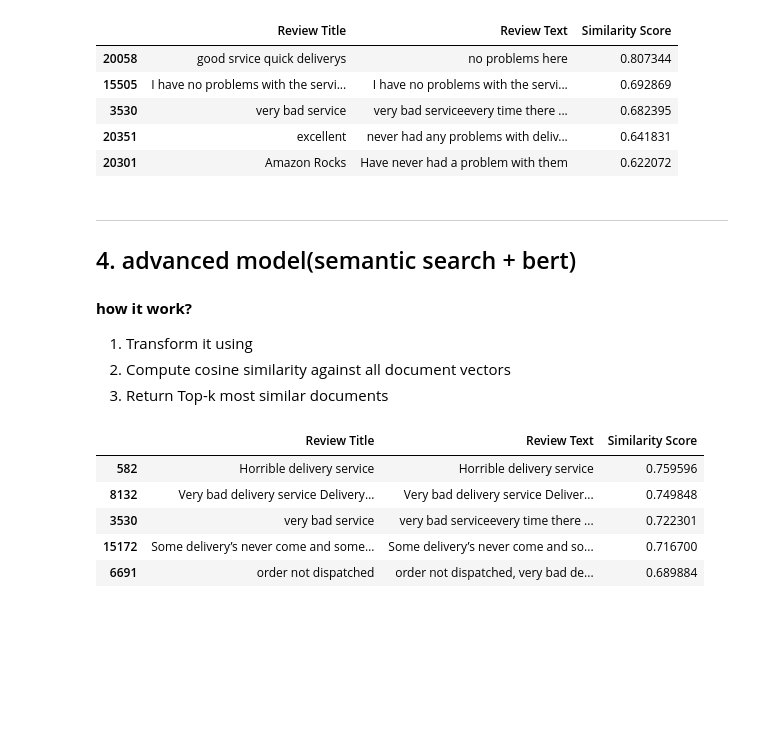
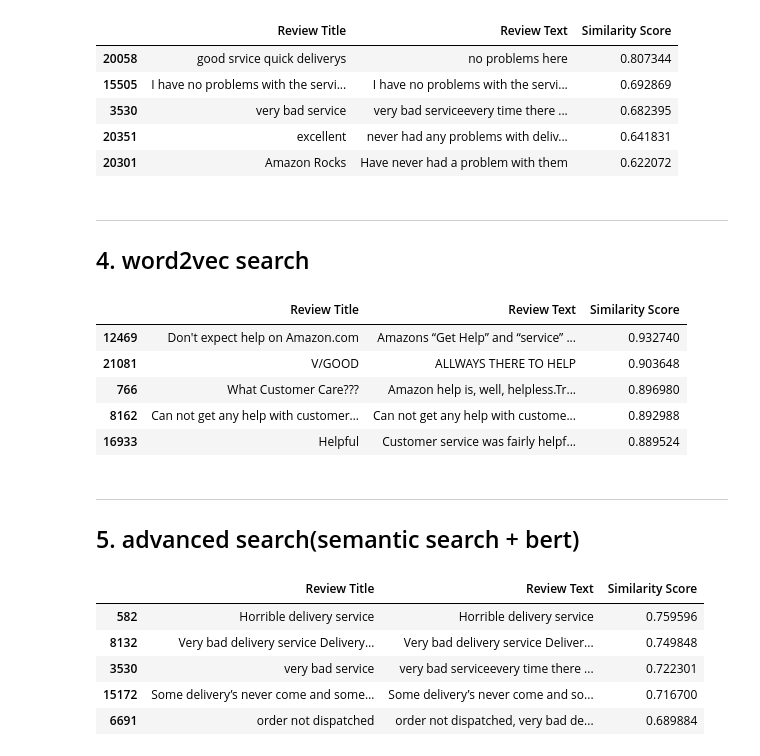
Before and after one commit to khaledsamy20/intelligent_search_engine-NLP-, a Jupyter notebook: intelligent_search_engine.ipynb, the cells around one changed output. Cells and saved outputs as stored; diff of their text form; code cells hidden in the pictures; blank space fills up the shorter version.

```diff
--- a/intelligent_search_engine.ipynb
+++ b/intelligent_search_engine.ipynb
@@ -258,14 +276,47 @@ search_tfidf("delivery problem",5, view=False)
 | 3530 | very bad service | very bad serviceevery time there ... | 0.682395 |
 | 20351 | excellent | never had any problems with deliv... | 0.641831 |
 | 20301 | Amazon Rocks | Have never had a problem with them | 0.622072 |
+# %% [markdown]
+---
+## 4. word2vec search
+# %%
+def search_word2vec(query, k=5, view=True):
+
+    processed_query = text_preprocessing(query).split()
+
+    query_vec = get_doc_embedding(processed_query, w2v_model, 100).reshape(1, -1)
+
+    similarities = cosine_similarity(query_vec, w2v_embeddings).flatten()
+
+    top_k_idx = similarities.argsort()[-k:][::-1]
+
+    result = data.iloc[top_k_idx][['Review Title', 'Review Text']].copy()
+    result['Similarity Score'] = similarities[top_k_idx]
+
+    if view:
+        print(f'\n🟡 [advanced — Word2Vec] query: "{query}"')
+        print(f'processed: "{" ".join(processed_query)}"')
+        print('   ' + '─'*65)
+
+        for _, row in result.iterrows():
+            print(f"Review Title: {row['Review Title']}")
+            print(f"Review Text: {row['Review Text']}")
+            print(f"Similarity Score: {row['Similarity Score']:.4f}")
+            print("-" * 50)
+
+    return result
+# %%
+search_word2vec("cannot get help from support",k=5,view=False)
+# %% [output]
+|  | Review Title | Review Text | Similarity Score |
+| 12469 | Don't expect help on Amazon.com | Amazons “Get Help” and “service” ... | 0.932740 |
+| 21081 | V/GOOD | ALLWAYS THERE TO HELP | 0.903648 |
+| 766 | What Customer Care??? | Amazon help is, well, helpless.Tr... | 0.896980 |
+| 8162 | Can not get any help with customer… | Can not get any help with custome... | 0.892988 |
+| 16933 | Helpful | Customer service was fairly helpf... | 0.889524 |
 # %% [markdown]
 ---
-## 4. advanced model(semantic search + bert)
+## 5. advanced search(semantic search + bert)
-# %% [markdown]
-**how it work?**
-1. Transform it using
-2. Compute cosine similarity against all document vectors
-3. Return Top-k most similar documents
 # %%
 def search_bert(query, k, view: bool = True):
     query_vec = bert_model.encode([query])
```
Also changed, not shown: parts of 17 cells of this notebook, 9 other files.
